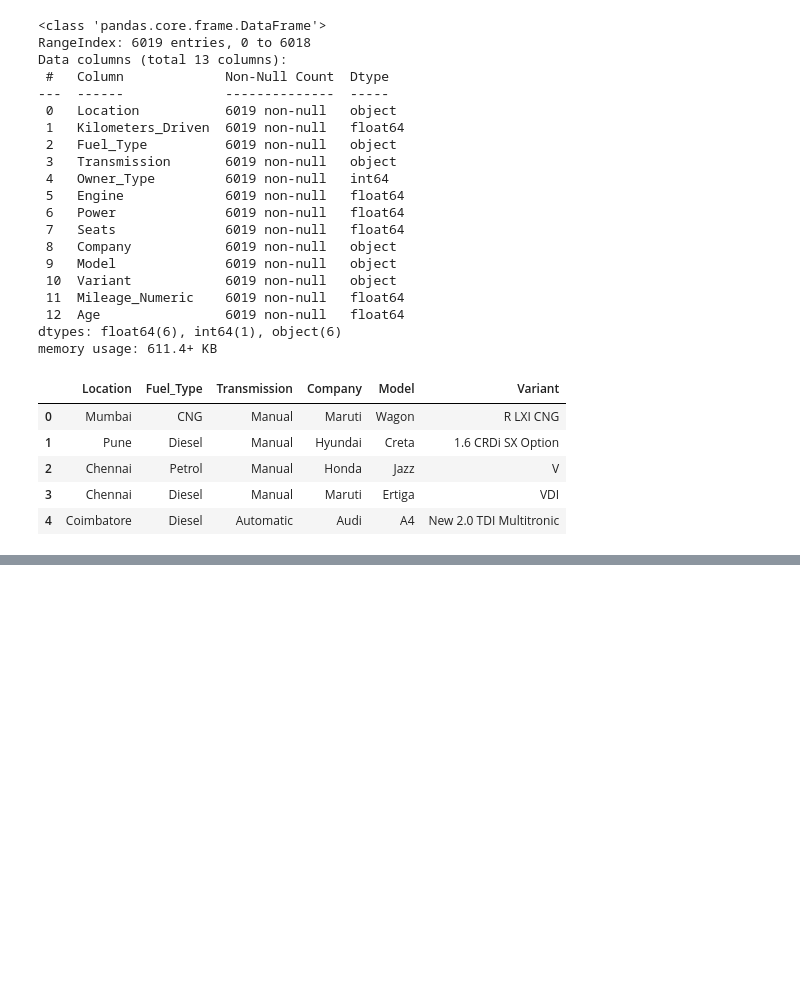
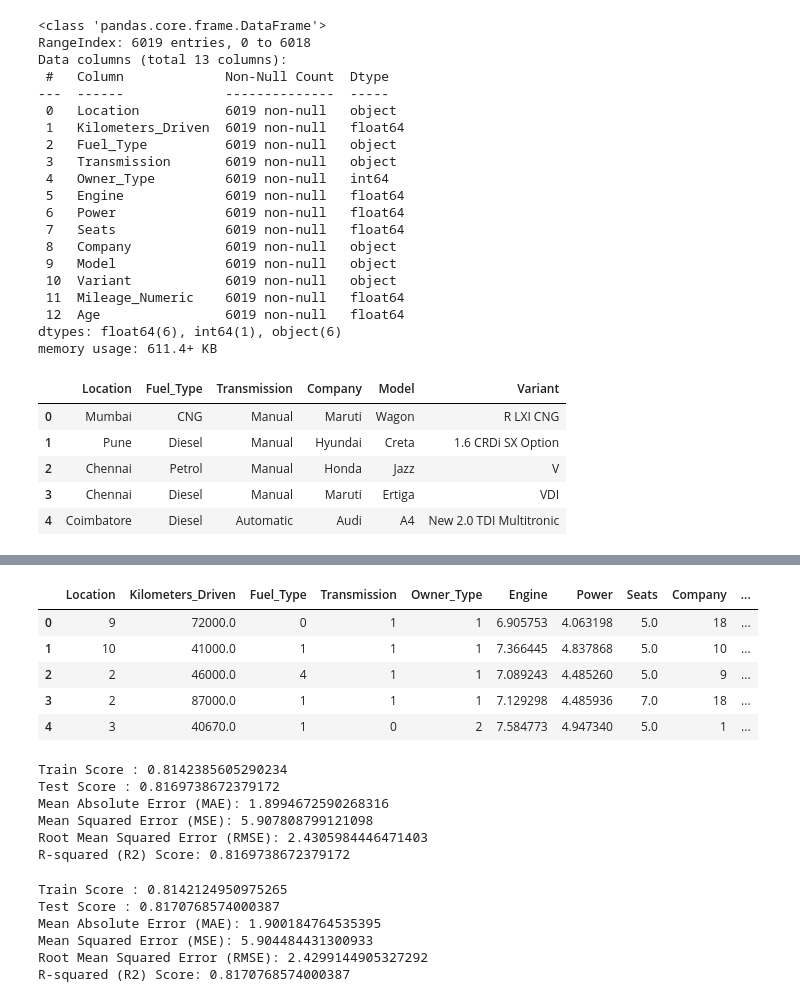
Before and after one commit to omniaghazy/kaggle-dataAnalysis-, a Jupyter notebook: used-cars-price-prediction.ipynb, the cells around one changed output, grey strips where cells are left out. Drawn from its saved outputs; the diff is of its cells as text; code cells hidden in the pictures; blank space fills up the shorter version.

Commit message:
Kaggle Notebook | used-cars-price-prediction | Version 6

```diff
--- a/used-cars-price-prediction.ipynb
+++ b/used-cars-price-prediction.ipynb
@@ -741,0 +726,60 @@ for col in cat :
+# %%
+x.head()
+# %% [output]
+|  | Location | Kilometers_Driven | Fuel_Type | Transmission | Owner_Type | Engine | Power | Seats | Company | ... |
+| 0 | 9 | 72000.0 | 0 | 1 | 1 | 6.905753 | 4.063198 | 5.0 | 18 | ... |
+| 1 | 10 | 41000.0 | 1 | 1 | 1 | 7.366445 | 4.837868 | 5.0 | 10 | ... |
+| 2 | 2 | 46000.0 | 4 | 1 | 1 | 7.089243 | 4.485260 | 5.0 | 9 | ... |
+| 3 | 2 | 87000.0 | 1 | 1 | 1 | 7.129298 | 4.485936 | 7.0 | 18 | ... |
+| 4 | 3 | 40670.0 | 1 | 0 | 2 | 7.584773 | 4.947340 | 5.0 | 1 | ... |
+# %%
+from sklearn.linear_model import LinearRegression
+lr = LinearRegression()
+lr.fit(x_train , y_train)
+print(f"Train Score : {lr.score(x_train , y_train)}")
+print(f"Test Score : {lr.score(x_test , y_test)}")
+lr_pred = lr.predict(x_test)
+from sklearn.metrics import mean_absolute_error, mean_squared_error, r2_score
+mae = mean_absolute_error(y_test, lr_pred)
+mse = mean_squared_error(y_test, lr_pred)
+r_squared = r2_score(y_test, lr_pred)
+rmse = np.sqrt(mse)
+
+# Print the evaluation metrics
+print("Mean Absolute Error (MAE):", mae)
+print("Mean Squared Error (MSE):", mse)
+print("Root Mean Squared Error (RMSE):", rmse)
+print("R-squared (R2) Score:", r_squared)
+# %% [output]
+Train Score : 0.8142385605290234
+Test Score : 0.8169738672379172
+Mean Absolute Error (MAE): 1.8994672590268316
+Mean Squared Error (MSE): 5.907808799121098
+Root Mean Squared Error (RMSE): 2.4305984446471403
+R-squared (R2) Score: 0.8169738672379172
+# %%
+from sklearn.linear_model import Ridge
+Ridge = Ridge(alpha= 5)
+Ridge.fit(x_train , y_train)
+print(f"Train Score : {Ridge.score(x_train , y_train)}")
+print(f"Test Score : {Ridge.score(x_test , y_test)}")
+Ridge_pred = Ridge.predict(x_test)
+
+from sklearn.metrics import mean_absolute_error, mean_squared_error, r2_score
+mae = mean_absolute_error(y_test, Ridge_pred)
+mse = mean_squared_error(y_test, Ridge_pred)
+r_squared = r2_score(y_test, Ridge_pred)
+rmse = np.sqrt(mse)
+
+# Print the evaluation metrics
+print("Mean Absolute Error (MAE):", mae)
+print("Mean Squared Error (MSE):", mse)
+print("Root Mean Squared Error (RMSE):", rmse)
+print("R-squared (R2) Score:", r_squared)
+# %% [output]
+Train Score : 0.8142124950975265
+Test Score : 0.8170768574000387
+Mean Absolute Error (MAE): 1.900184764535395
+Mean Squared Error (MSE): 5.904484431300933
+Root Mean Squared Error (RMSE): 2.4299144905327292
+R-squared (R2) Score: 0.8170768574000387
```
Also changed, not shown: parts of 11 cells of this notebook.
